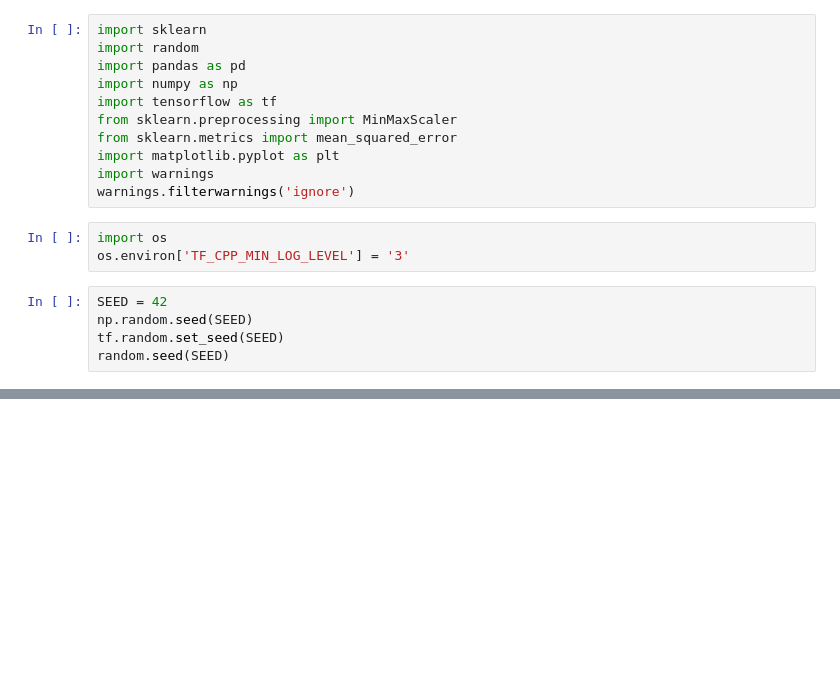
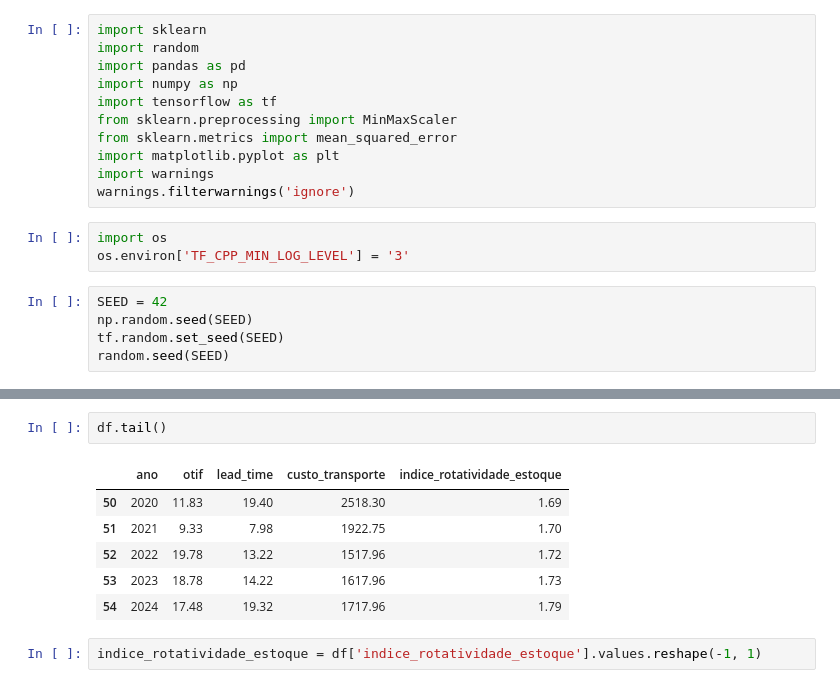
Before and after one commit to mt076/Projetos-, a Jupyter notebook: Projetos Python/Projetos de Machine Learning/p7/prev_demanda_entregas.ipynb, the cells around one changed output, grey strips where cells are left out. Saved outputs shown, nothing was run; the diff lists cells and outputs as text; blank space fills up the shorter version.

```diff
--- a/Projetos Python/Projetos de Machine Learning/p7/prev_demanda_entregas.ipynb
+++ b/Projetos Python/Projetos de Machine Learning/p7/prev_demanda_entregas.ipynb
@@ -30,0 +61,11 @@ pandas    : 2.3.1
+# %%
+df.tail()
+# %% [output]
+|  | ano | otif | lead_time | custo_transporte | indice_rotatividade_estoque |
+| 50 | 2020 | 11.83 | 19.40 | 2518.30 | 1.69 |
+| 51 | 2021 | 9.33 | 7.98 | 1922.75 | 1.70 |
+| 52 | 2022 | 19.78 | 13.22 | 1517.96 | 1.72 |
+| 53 | 2023 | 18.78 | 14.22 | 1617.96 | 1.73 |
+| 54 | 2024 | 17.48 | 19.32 | 1717.96 | 1.79 |
+# %%
+indice_rotatividade_estoque = df['indice_rotatividade_estoque'].values.reshape(-1, 1)
```
Also changed, not shown: parts of 31 cells of this notebook, 1 other file.
